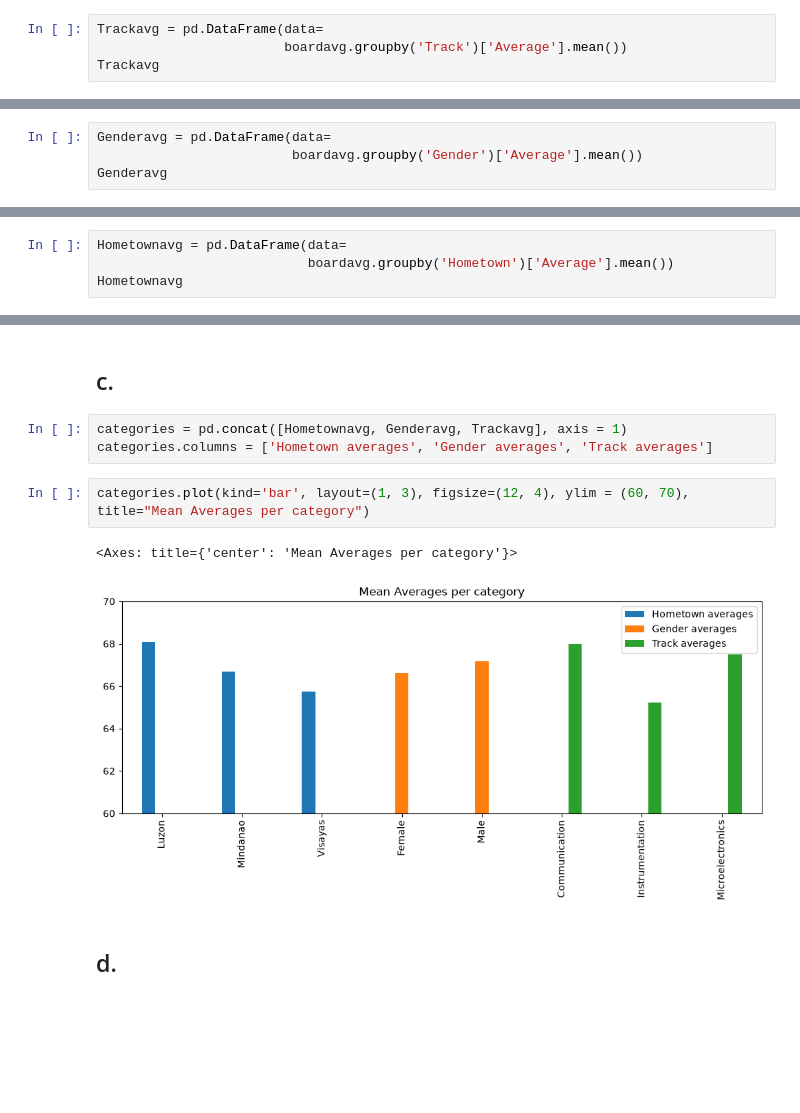
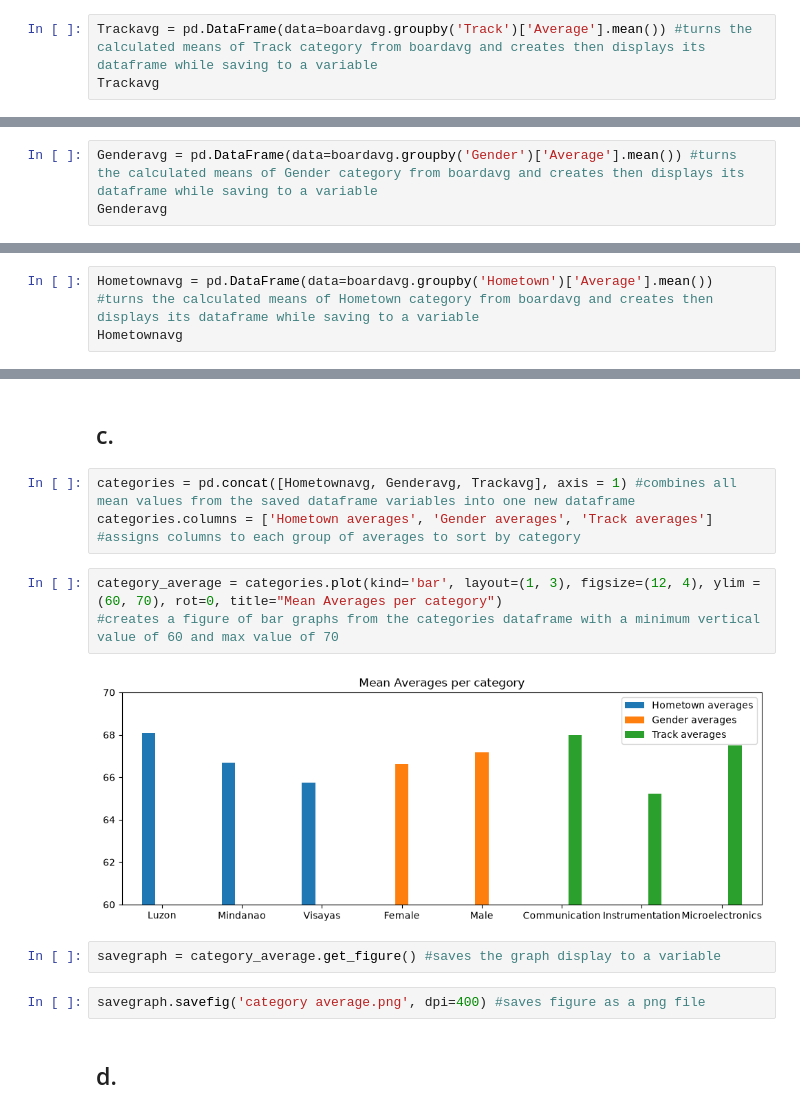
Before and after one commit to Adrian-Lorenz-Dayao/EXPERIMENT-4-DATA-WRANGLING-AND-DATA-VISUALIZATION, a Jupyter notebook: Dayao 2ECE-A PA4.ipynb, the cells around one changed output, grey strips where cells are left out. Cells and saved outputs as stored; diff of their text form; blank space fills up the shorter version.

```diff
--- a/Dayao 2ECE-A PA4.ipynb
+++ b/Dayao 2ECE-A PA4.ipynb
@@ -107,8 +109,7 @@ Name: Average, dtype: float64
 # %% [markdown]
 ## b.
 # %%
-Trackavg = pd.DataFrame(data=
-                        boardavg.groupby('Track')['Average'].mean())
+Trackavg = pd.DataFrame(data=boardavg.groupby('Track')['Average'].mean()) #turns the calculated means of Track category from boardavg and creates then displays its dataframe while saving to a variable
 Trackavg
 # %% [output]
 |  | Average |
@@ -117,8 +118,7 @@ Trackavg
 | Instrumentation | 65.225 |
 | Microelectronics | 67.500 |
 # %%
-Genderavg = pd.DataFrame(data=
-                         boardavg.groupby('Gender')['Average'].mean())
+Genderavg = pd.DataFrame(data=boardavg.groupby('Gender')['Average'].mean()) #turns the calculated means of Gender category from boardavg and creates then displays its dataframe while saving to a variable
 Genderavg
 # %% [output]
 |  | Average |
@@ -126,8 +126,7 @@ Genderavg
 | Female | 66.616667 |
 | Male | 67.183333 |
 # %%
-Hometownavg = pd.DataFrame(data=
-                           boardavg.groupby('Hometown')['Average'].mean())
+Hometownavg = pd.DataFrame(data=boardavg.groupby('Hometown')['Average'].mean()) #turns the calculated means of Hometown category from boardavg and creates then displays its dataframe while saving to a variable
 Hometownavg
 # %% [output]
 |  | Average |
@@ -138,13 +137,17 @@ Hometownavg
 # %% [markdown]
 ## c.
 # %%
-categories = pd.concat([Hometownavg, Genderavg, Trackavg], axis = 1)
-categories.columns = ['Hometown averages', 'Gender averages', 'Track averages']
+categories = pd.concat([Hometownavg, Genderavg, Trackavg], axis = 1) #combines all mean values from the saved dataframe variables into one new dataframe
+categories.columns = ['Hometown averages', 'Gender averages', 'Track averages'] #assigns columns to each group of averages to sort by category
 # %%
-categories.plot(kind='bar', layout=(1, 3), figsize=(12, 4), ylim = (60, 70), title="Mean Averages per category")
+category_average = categories.plot(kind='bar', layout=(1, 3), figsize=(12, 4), ylim = (60, 70), rot=0, title="Mean Averages per category")
+#creates a figure of bar graphs from the categories dataframe with a minimum vertical value of 60 and max value of 70
 # %% [output]
-<Axes: title={'center': 'Mean Averages per category'}>
-[figure, old version]
+[figure, new version]
+# %%
+savegraph = category_average.get_figure() #saves the graph display to a variable
+# %%
+savegraph.savefig('category average.png', dpi=400) #saves figure as a png file
 # %% [markdown]
 ## d.
 # %%
```
Also changed, not shown: parts of 8 cells of this notebook, 1 other file.
